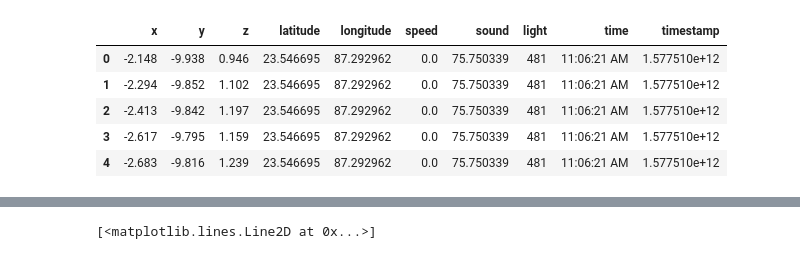
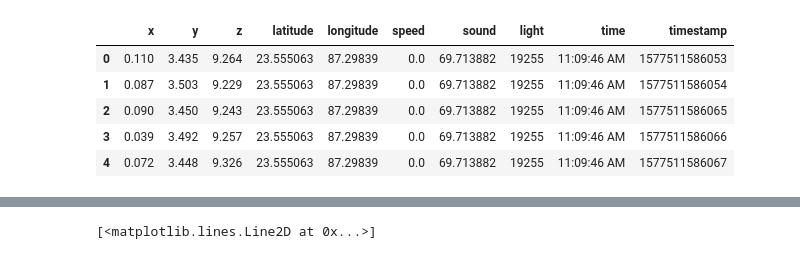
Before and after one commit to krsailesh-zz/driver_profiling_honk, a Jupyter notebook: honk_mi_note5.ipynb, the cells around one changed output, grey strips where cells are left out. Drawn from its saved outputs; the diff is of its cells as text; code cells hidden in the pictures.

```diff
--- a/honk_mi_note5.ipynb
+++ b/honk_mi_note5.ipynb
@@ -50,10 +16,13 @@ plt.plot(event2.sound)
+# %%
+def data_frame(event):
+    return pd.read_csv(event)
 # %%
-event3 = pd.read_csv('OneDrive/Desktop/Honk data/drive-download-20200328T072000Z-001\TEST2\TEST2\REALME\BIKE 28Dec,2019-11-06-19 AM\Testing Data/All_Details.csv')
-event3.head()
+event4 = data_frame('OneDrive/Desktop/Honk data/drive-download-20200328T072000Z-001\TEST2\TEST2\REALME\BIKE 28Dec,2019-11-09-44 AM\Testing Data/All_Details2.csv')
+event4.head()
 # %% [output]
 |  | x | y | z | latitude | longitude | speed | sound | light | time | timestamp |
-| 0 | -2.148 | -9.938 | 0.946 | 23.546695 | 87.292962 | 0.0 | 75.750339 | 481 | 11:06:21 AM | 1.577510e+12 |
-| 1 | -2.294 | -9.852 | 1.102 | 23.546695 | 87.292962 | 0.0 | 75.750339 | 481 | 11:06:21 AM | 1.577510e+12 |
-| 2 | -2.413 | -9.842 | 1.197 | 23.546695 | 87.292962 | 0.0 | 75.750339 | 481 | 11:06:21 AM | 1.577510e+12 |
-| 3 | -2.617 | -9.795 | 1.159 | 23.546695 | 87.292962 | 0.0 | 75.750339 | 481 | 11:06:21 AM | 1.577510e+12 |
-| 4 | -2.683 | -9.816 | 1.239 | 23.546695 | 87.292962 | 0.0 | 75.750339 | 481 | 11:06:21 AM | 1.577510e+12 |
+| 0 | 0.110 | 3.435 | 9.264 | 23.555063 | 87.29839 | 0.0 | 69.713882 | 19255 | 11:09:46 AM | 1577511586053 |
+| 1 | 0.087 | 3.503 | 9.229 | 23.555063 | 87.29839 | 0.0 | 69.713882 | 19255 | 11:09:46 AM | 1577511586054 |
+| 2 | 0.090 | 3.450 | 9.243 | 23.555063 | 87.29839 | 0.0 | 69.713882 | 19255 | 11:09:46 AM | 1577511586065 |
+| 3 | 0.039 | 3.492 | 9.257 | 23.555063 | 87.29839 | 0.0 | 69.713882 | 19255 | 11:09:46 AM | 1577511586066 |
+| 4 | 0.072 | 3.448 | 9.326 | 23.555063 | 87.29839 | 0.0 | 69.713882 | 19255 | 11:09:46 AM | 1577511586067 |
```
Also changed, not shown: parts of 26 cells of this notebook.
